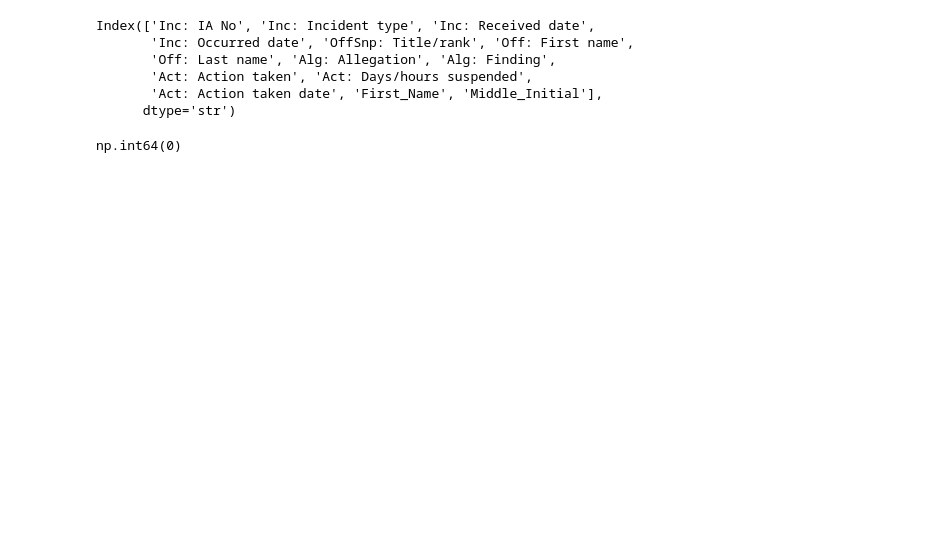
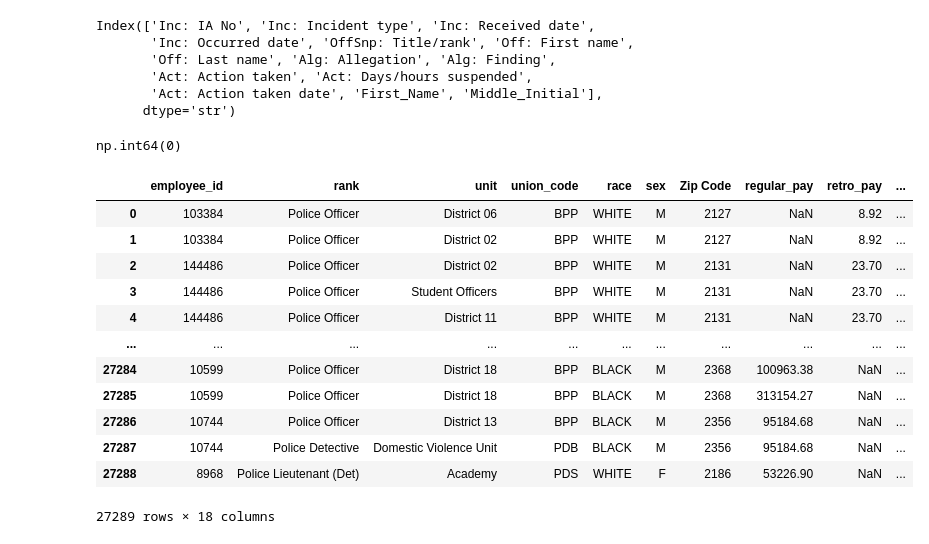
Before and after one commit to syang0915/bpdpopprofiles, a Jupyter notebook: data/testing.ipynb, the cells around one changed output. Cells and saved outputs as stored; diff of their text form; code cells hidden in the pictures; blank space fills up the shorter version.

Commit message:
fixed tables

```diff
--- a/data/testing.ipynb
+++ b/data/testing.ipynb
@@ -168,3 +168,22 @@ hi = clean_df['Inc: Received date'].isna().sum()
 hi
 # %% [output]
 np.int64(0)
+# %%
+overtime = pd.read_csv("bpi_court_overtime.csv")
+pay = pd.read_csv("bpi_police_financial.csv")
+# %%
+pay
+# %% [output]
+|  | employee_id | rank | unit | union_code | race | sex | Zip Code | regular_pay | retro_pay | ... |
+| 0 | 103384 | Police Officer | District 06 | BPP | WHITE | M | 2127 | NaN | 8.92 | ... |
+| 1 | 103384 | Police Officer | District 02 | BPP | WHITE | M | 2127 | NaN | 8.92 | ... |
+| 2 | 144486 | Police Officer | District 02 | BPP | WHITE | M | 2131 | NaN | 23.70 | ... |
+| 3 | 144486 | Police Officer | Student Officers | BPP | WHITE | M | 2131 | NaN | 23.70 | ... |
+| 4 | 144486 | Police Officer | District 11 | BPP | WHITE | M | 2131 | NaN | 23.70 | ... |
+| ... | ... | ... | ... | ... | ... | ... | ... | ... | ... | ... |
+| 27284 | 10599 | Police Officer | District 18 | BPP | BLACK | M | 2368 | 100963.38 | NaN | ... |
+| 27285 | 10599 | Police Officer | District 18 | BPP | BLACK | M | 2368 | 313154.27 | NaN | ... |
+| 27286 | 10744 | Police Officer | District 13 | BPP | BLACK | M | 2356 | 95184.68 | NaN | ... |
+| 27287 | 10744 | Police Detective | Domestic Violence Unit | PDB | BLACK | M | 2356 | 95184.68 | NaN | ... |
+| 27288 | 8968 | Police Lieutenant (Det) | Academy | PDS | WHITE | F | 2186 | 53226.90 | NaN | ... |
+27289 rows × 18 columns
```
Also changed, not shown: parts of 23 cells of this notebook, 9 other files.
